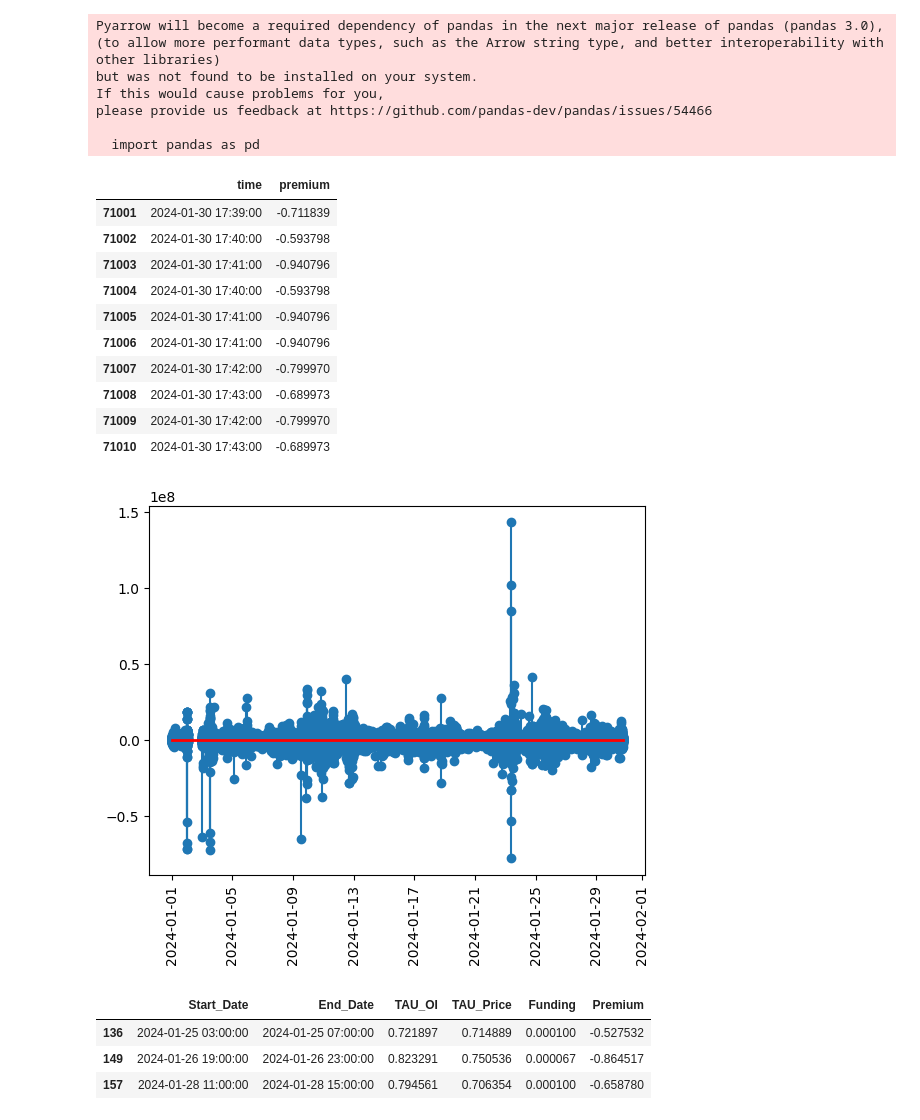
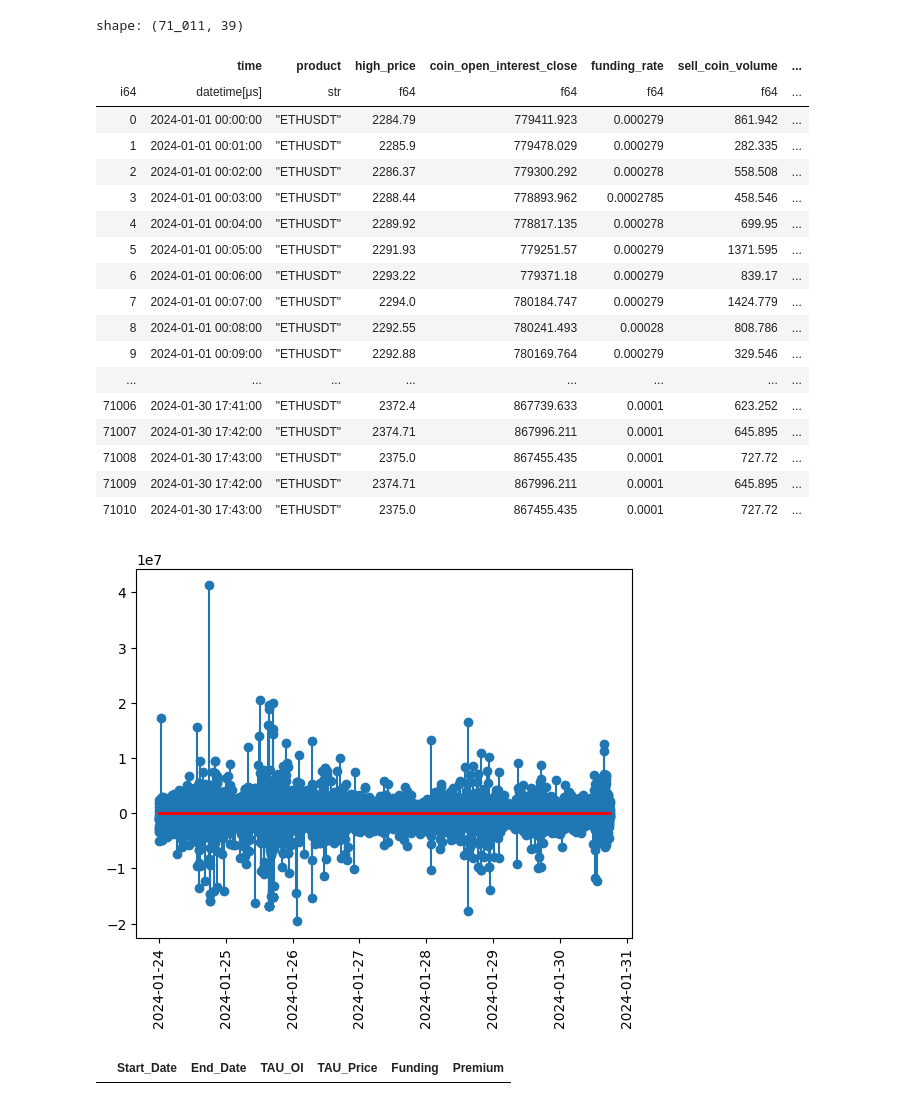
Before and after one commit to voskart/signal_generation, a Jupyter notebook: src/trend.ipynb, the cells around one changed output. Drawn from its saved outputs; the diff is of its cells as text; code cells hidden in the pictures.

Commit message:
converted to polars

```diff
--- a/src/trend.ipynb
+++ b/src/trend.ipynb
@@ -1,54 +1,61 @@
 # %%
 import pandas as pd
+import polars as pl
 import matplotlib.pyplot as plt
 from datetime import datetime as dt
 
-df = pd.read_csv('../data/jan_data.csv')
-df['time'] = pd.to_datetime(df['time'])
+df = pl.read_csv('../data/jan_data.csv')
+# df['time'] = pl.to_datetime(df['time'])
+df = df.with_columns(pl.col('time').str.to_datetime())
 
-df.iloc[1800]['dollar_open_interest_close']
+df[1800]['dollar_open_interest_close']
 
 df.tail(10)[['time','premium']]
 # %% [output]
-Pyarrow will become a required dependency of pandas in the next major release of pandas (pandas 3.0),
-(to allow more performant data types, such as the Arrow string type, and better interoperability with other libraries)
-but was not found to be installed on your system.
-If this would cause problems for you,
-please provide us feedback at https://github.com/pandas-dev/pandas/issues/54466
-
-  import pandas as pd
+shape: (71_011, 39)
-|  | time | premium |
-| 71001 | 2024-01-30 17:39:00 | -0.711839 |
-| 71002 | 2024-01-30 17:40:00 | -0.593798 |
-| 71003 | 2024-01-30 17:41:00 | -0.940796 |
-| 71004 | 2024-01-30 17:40:00 | -0.593798 |
-| 71005 | 2024-01-30 17:41:00 | -0.940796 |
-| 71006 | 2024-01-30 17:41:00 | -0.940796 |
-| 71007 | 2024-01-30 17:42:00 | -0.799970 |
-| 71008 | 2024-01-30 17:43:00 | -0.689973 |
-| 71009 | 2024-01-30 17:42:00 | -0.799970 |
-| 71010 | 2024-01-30 17:43:00 | -0.689973 |
+|  | time | product | high_price | coin_open_interest_close | funding_rate | sell_coin_volume | ... |
+| i64 | datetime[μs] | str | f64 | f64 | f64 | f64 | ... |
+| 0 | 2024-01-01 00:00:00 | "ETHUSDT" | 2284.79 | 779411.923 | 0.000279 | 861.942 | ... |
+| 1 | 2024-01-01 00:01:00 | "ETHUSDT" | 2285.9 | 779478.029 | 0.000279 | 282.335 | ... |
+| 2 | 2024-01-01 00:02:00 | "ETHUSDT" | 2286.37 | 779300.292 | 0.000278 | 558.508 | ... |
+| 3 | 2024-01-01 00:03:00 | "ETHUSDT" | 2288.44 | 778893.962 | 0.0002785 | 458.546 | ... |
+| 4 | 2024-01-01 00:04:00 | "ETHUSDT" | 2289.92 | 778817.135 | 0.000278 | 699.95 | ... |
+| 5 | 2024-01-01 00:05:00 | "ETHUSDT" | 2291.93 | 779251.57 | 0.000279 | 1371.595 | ... |
+| 6 | 2024-01-01 00:06:00 | "ETHUSDT" | 2293.22 | 779371.18 | 0.000279 | 839.17 | ... |
+| 7 | 2024-01-01 00:07:00 | "ETHUSDT" | 2294.0 | 780184.747 | 0.000279 | 1424.779 | ... |
+| 8 | 2024-01-01 00:08:00 | "ETHUSDT" | 2292.55 | 780241.493 | 0.00028 | 808.786 | ... |
+| 9 | 2024-01-01 00:09:00 | "ETHUSDT" | 2292.88 | 780169.764 | 0.000279 | 329.546 | ... |
+| ... | ... | ... | ... | ... | ... | ... | ... |
+| 71006 | 2024-01-30 17:41:00 | "ETHUSDT" | 2372.4 | 867739.633 | 0.0001 | 623.252 | ... |
+| 71007 | 2024-01-30 17:42:00 | "ETHUSDT" | 2374.71 | 867996.211 | 0.0001 | 645.895 | ... |
+| 71008 | 2024-01-30 17:43:00 | "ETHUSDT" | 2375.0 | 867455.435 | 0.0001 | 727.72 | ... |
+| 71009 | 2024-01-30 17:42:00 | "ETHUSDT" | 2374.71 | 867996.211 | 0.0001 | 645.895 | ... |
+| 71010 | 2024-01-30 17:43:00 | "ETHUSDT" | 2375.0 | 867455.435 | 0.0001 | 727.72 | ... |
 # %%
 
-df['diff'] = df['dollar_open_interest_close'].diff()
-df_jan2324 = df.loc[(df['time']>'2024-01-24')]
-df_jan2324 = df
+df = df.with_columns(
+    diff = df['dollar_open_interest_close'].diff()
+)
+
+df_jan2324 = df.filter([pl.col('time')>pl.datetime(2024, 1, 24)])
+# df_jan2324 = df
 x = df_jan2324['time']
 y = df_jan2324['diff']
 plt.xticks(rotation=90)
 markerline, stemlines, baseline  = plt.stem(x,y)
 plt.setp(baseline, color='r', linewidth=2)
 
 plt.show()
 # %% [output]
-[figure, old version]
+[figure, new version]
 # %%
 from scipy import stats
 import math
+import numpy as np
 
-df_slice = df_jan2324.loc[df_jan2324['search_resolution']==1]
-df_slice = df_slice.sort_values(by='time')
-df_slice = df_slice.drop_duplicates(subset=['time'])
+df_slice = df_jan2324.filter(pl.col('search_resolution')==1)
+df_slice = df_slice.sort('time')
+df_slice = df_slice.unique(subset=['time'])
 
 window_size = 240
 step = 120
@@ -60,9 +67,9 @@ max_decrease_tau = {'tau': 0, 'range_low':0, 'range_high':0, 'oi_difference':0}
 # calcuate tau, calculate OI increase for those with positive tau, calculate funding and premium avg for the periods
 rows = []
 while end < len(df_slice):
-    df_cut = df_slice.iloc[start:end]
-    tau_oi = stats.kendalltau(df_cut.index, df_cut['dollar_open_interest_close'])
-    tau_price = stats.kendalltau(df_cut.index, df_cut['close_price'])
+    df_cut = df_slice[start:end].with_row_index()
+    tau_oi = stats.kendalltau(df_cut['index'], df_cut['dollar_open_interest_close'])
+    tau_price = stats.kendalltau(df_cut['index'], df_cut['close_price'])
     if tau_oi.statistic < 0:
         if max_decrease_tau['tau'] > tau_oi.statistic:
             max_decrease_tau = {'tau': tau_oi.statistic, 'range_low': start, 'range_high': end}
@@ -72,9 +79,9 @@ while end < len(df_slice):
         # get mean funding for period
         funding = df_cut['funding_rate'].mean()
         # OI increase
-        oi_increase = df_cut.iloc[-1]['dollar_open_interest_close']-df_cut.iloc[1]['dollar_open_interest_close']
+        oi_increase = df_cut[-1]['dollar_open_interest_close']-df_cut[1]['dollar_open_interest_close']
         # print(f"{oi_increase:,f} USD, {tau_oi.statistic}, 'Price Tau:' {tau_price.statistic} 'Avg funding:' {funding}, 'Avg premium:' {premium}, 'date_start': {df_slice.iloc[max_increase_tau['range_low']]['time']}, 'date_end': {df_slice.iloc[max_increase_tau['range_high']]['time']}")
-        rows.append({"Start_Date": df_slice.iloc[max_increase_tau['range_low']]['time'], "End_Date": df_slice.iloc[max_increase_tau['range_high']]['time'], "TAU_OI": tau_oi.statistic, "TAU_Price": tau_price.statistic, "Funding": funding, "Premium": premium})
+        rows.append({"Start_Date": df_slice[max_increase_tau['range_low']]['time'], "End_Date": df_slice[max_increase_tau['range_high']]['time'], "TAU_OI": tau_oi.statistic, "TAU_Price": tau_price.statistic, "Funding": funding, "Premium": premium})
         max_increase_tau = {'tau': tau_oi.statistic, 'range_low': start, 'range_high': end}
     start += step
     end += step
@@ -85,10 +92,7 @@ df_up = df.loc[(df['TAU_Price']>0.6) & (df['TAU_OI']>0.6) & ((df['Funding']<-0.0
 # or price down, oi down + above 0.01 per 8hr funding or pos premium
 df_down = df.loc[(df['TAU_Price']<-0.7) & (df['TAU_OI']<-0.7) & ((df['Funding']>0.0001) | (df['Premium']>0))]
 
-df_up
+# df_up
 # df_down
 # %% [output]
 |  | Start_Date | End_Date | TAU_OI | TAU_Price | Funding | Premium |
-| 136 | 2024-01-25 03:00:00 | 2024-01-25 07:00:00 | 0.721897 | 0.714889 | 0.000100 | -0.527532 |
-| 149 | 2024-01-26 19:00:00 | 2024-01-26 23:00:00 | 0.823291 | 0.750536 | 0.000067 | -0.864517 |
-| 157 | 2024-01-28 11:00:00 | 2024-01-28 15:00:00 | 0.794561 | 0.706354 | 0.000100 | -0.658780 |
```
Also changed, not shown: 3 other files.
